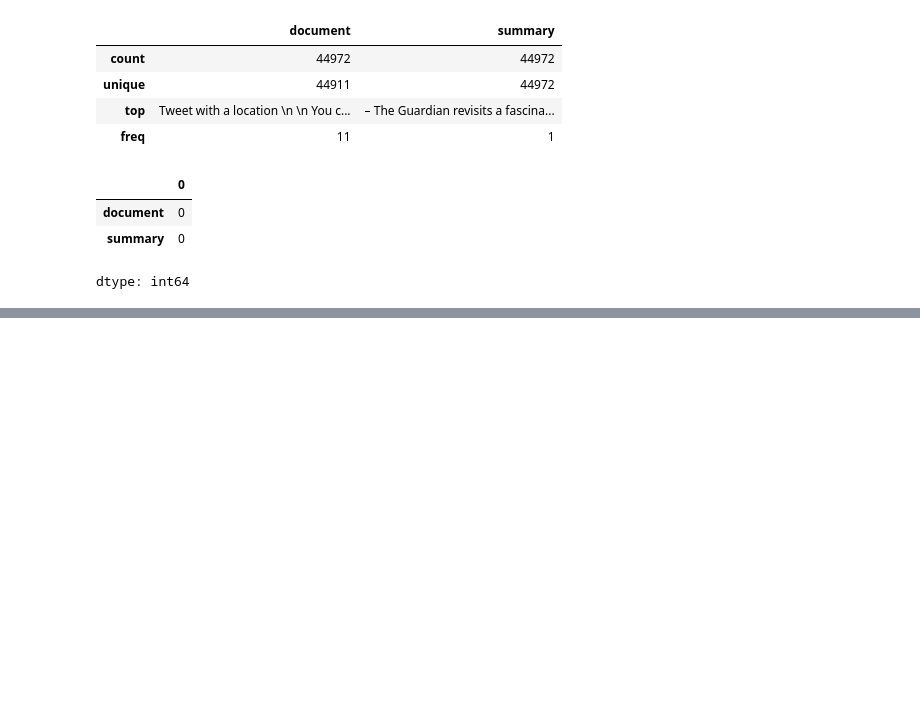
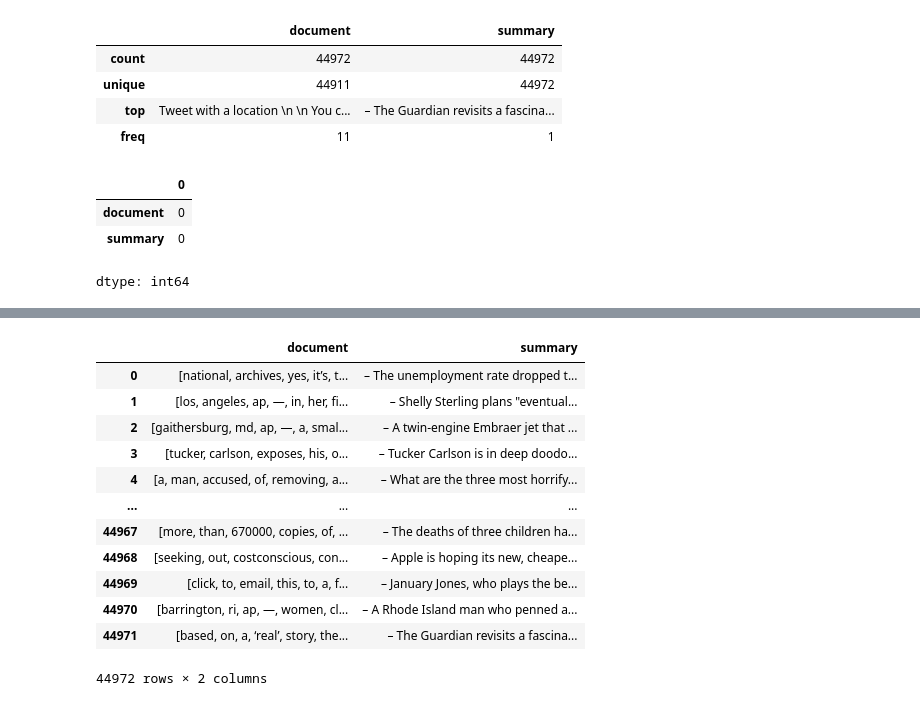
Before and after one commit to LeonFall3/LHL-LLM, a Jupyter notebook: notebooks/1-preprocessing.ipynb, the cells around one changed output, grey strips where cells are left out. Saved outputs shown, nothing was run; the diff lists cells and outputs as text; code cells hidden in the pictures; blank space fills up the shorter version.

```diff
--- a/notebooks/1-preprocessing.ipynb
+++ b/notebooks/1-preprocessing.ipynb
@@ -86,0 +102,21 @@ dtype: int64
+# %%
+def tokenize(text):
+    tokens = text.lower().split()
+    return tokens
+
+df_train['document'] = df_train['document'].apply(tokenize)
+df_train
+# %% [output]
+|  | document | summary |
+| 0 | [national, archives, yes, it’s, t... | – The unemployment rate dropped t... |
+| 1 | [los, angeles, ap, —, in, her, fi... | – Shelly Sterling plans "eventual... |
+| 2 | [gaithersburg, md, ap, —, a, smal... | – A twin-engine Embraer jet that ... |
+| 3 | [tucker, carlson, exposes, his, o... | – Tucker Carlson is in deep doodo... |
+| 4 | [a, man, accused, of, removing, a... | – What are the three most horrify... |
+| ... | ... | ... |
+| 44967 | [more, than, 670000, copies, of, ... | – The deaths of three children ha... |
+| 44968 | [seeking, out, costconscious, con... | – Apple is hoping its new, cheape... |
+| 44969 | [click, to, email, this, to, a, f... | – January Jones, who plays the be... |
+| 44970 | [barrington, ri, ap, —, women, cl... | – A Rhode Island man who penned a... |
+| 44971 | [based, on, a, ‘real’, story, the... | – The Guardian revisits a fascina... |
+44972 rows × 2 columns
```
Also changed, not shown: parts of 11 cells of this notebook.
